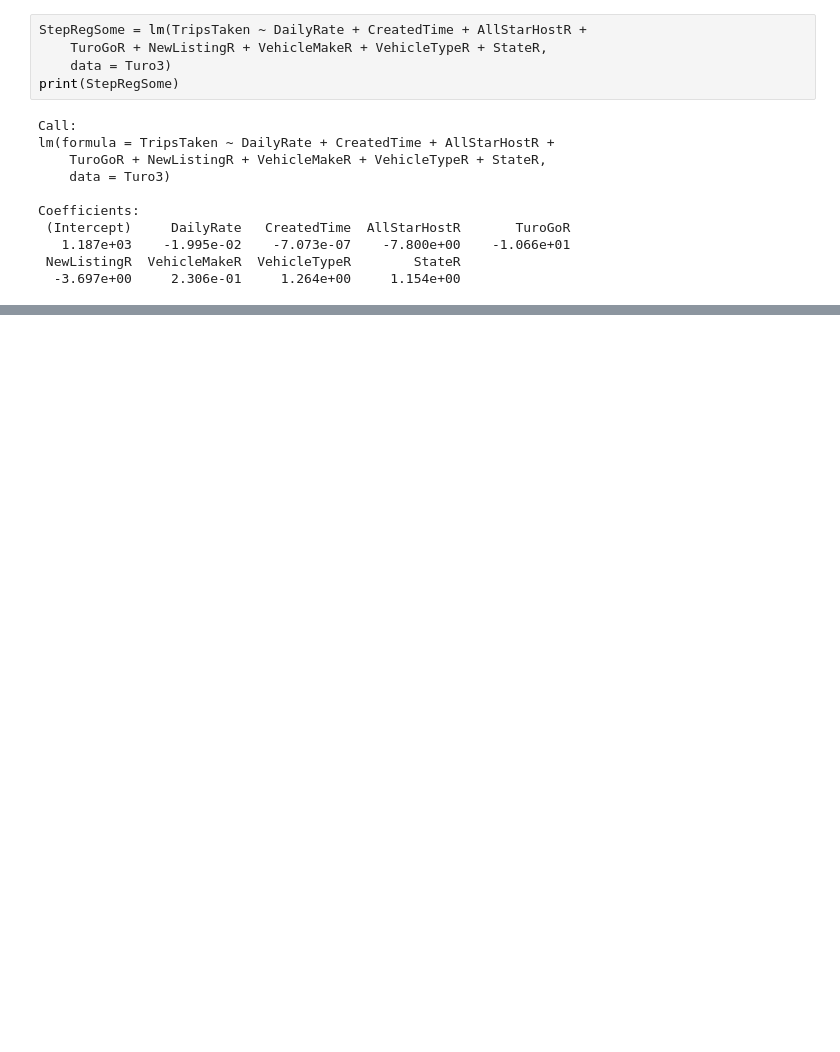
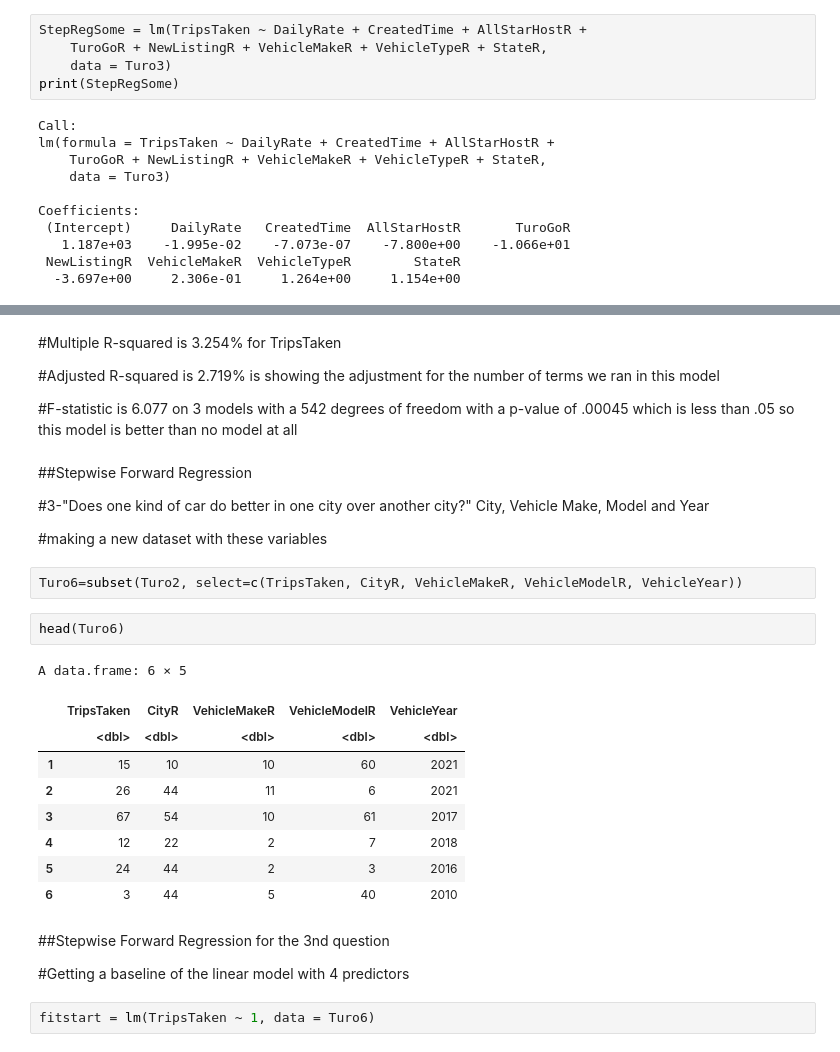
Before and after one commit to RoNarh/Turo-Market-Analysis, a Jupyter notebook: 1-Final Project Turo - R.ipynb, the cells around one changed output, grey strips where cells are left out. Drawn from its saved outputs; the diff is of its cells as text; blank space fills up the shorter version.

```diff
--- a/1-Final Project Turo - R.ipynb
+++ b/1-Final Project Turo - R.ipynb
@@ -2191,0 +2363,32 @@ Verifying the backwards regression - I only have Coefficients, no sinficant code
+# %% [markdown]
+#Multiple R-squared is 3.254% for TripsTaken
+
+#Adjusted R-squared is 2.719% is showing the adjustment for the number of terms we ran in this model
+
+#F-statistic is 6.077 on 3 models with a 542 degrees of freedom with a p-value of .00045 which is less than .05 so this model is better than no model at all
+# %% [markdown]
+##Stepwise Forward Regression
+
+#3-"Does one kind of car do better in one city over another city?" City, Vehicle Make, Model and Year
+
+#making a new dataset with these variables
+# %%
+Turo6=subset(Turo2, select=c(TripsTaken, CityR, VehicleMakeR, VehicleModelR, VehicleYear))
+# %%
+head(Turo6)
+# %% [output]
+A data.frame: 6 × 5
+|  | TripsTaken | CityR | VehicleMakeR | VehicleModelR | VehicleYear |
+|  | <dbl> | <dbl> | <dbl> | <dbl> | <dbl> |
+| 1 | 15 | 10 | 10 | 60 | 2021 |
+| 2 | 26 | 44 | 11 | 6 | 2021 |
+| 3 | 67 | 54 | 10 | 61 | 2017 |
+| 4 | 12 | 22 | 2 | 7 | 2018 |
+| 5 | 24 | 44 | 2 | 3 | 2016 |
+| 6 | 3 | 44 | 5 | 40 | 2010 |
+# %% [markdown]
+##Stepwise Forward Regression for the 3nd question
+
+#Getting a baseline of the linear model with 4 predictors
+# %%
+fitstart = lm(TripsTaken ~ 1, data = Turo6)
```
Also changed, not shown: parts of 137 cells of this notebook.
